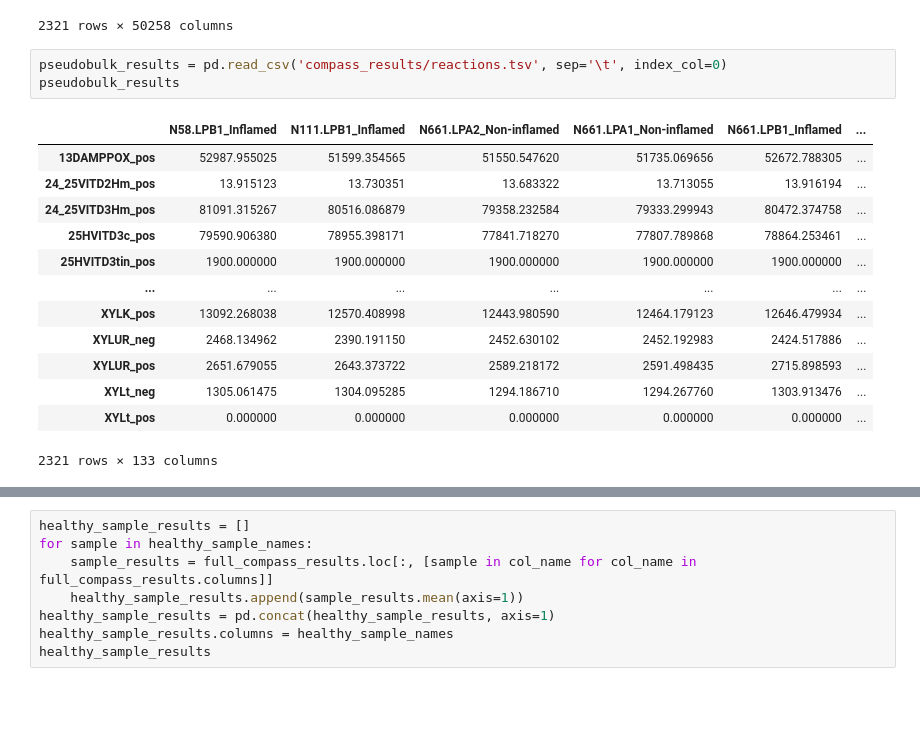
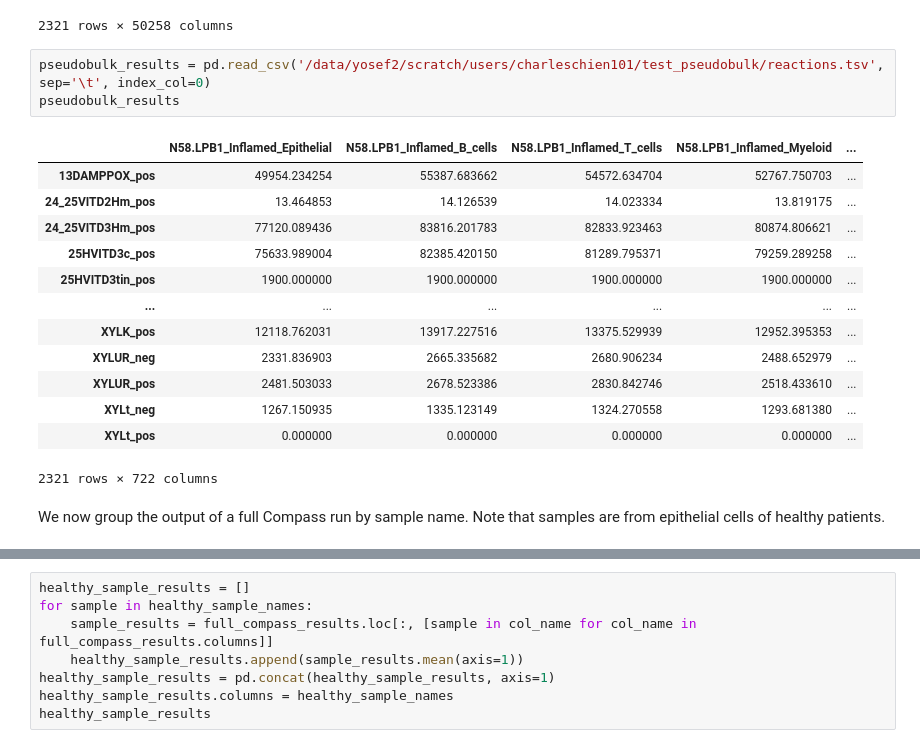
Before and after one commit to YosefLab/Compass, a Jupyter notebook: docs/notebooks/pseudobulk.ipynb, the cells around one changed output, grey strips where cells are left out. Saved outputs shown, nothing was run; the diff lists cells and outputs as text; blank space fills up the shorter version.

```diff
--- a/docs/notebooks/pseudobulk.ipynb
+++ b/docs/notebooks/pseudobulk.ipynb
@@ -344,22 +380,24 @@ full_compass_results
 | XYLt_pos | 0.000000 | 0.000000 | 0.000000 | 0.000000 | ... |
 2321 rows × 50258 columns
 # %%
-pseudobulk_results = pd.read_csv('compass_results/reactions.tsv', sep='\t', index_col=0)
+pseudobulk_results = pd.read_csv('/data/yosef2/scratch/users/charleschien101/test_pseudobulk/reactions.tsv', sep='\t', index_col=0)
 pseudobulk_results
 # %% [output]
-|  | N58.LPB1_Inflamed | N111.LPB1_Inflamed | N661.LPA2_Non-inflamed | N661.LPA1_Non-inflamed | N661.LPB1_Inflamed | ... |
-| 13DAMPPOX_pos | 52987.955025 | 51599.354565 | 51550.547620 | 51735.069656 | 52672.788305 | ... |
-| 24_25VITD2Hm_pos | 13.915123 | 13.730351 | 13.683322 | 13.713055 | 13.916194 | ... |
-| 24_25VITD3Hm_pos | 81091.315267 | 80516.086879 | 79358.232584 | 79333.299943 | 80472.374758 | ... |
-| 25HVITD3c_pos | 79590.906380 | 78955.398171 | 77841.718270 | 77807.789868 | 78864.253461 | ... |
-| 25HVITD3tin_pos | 1900.000000 | 1900.000000 | 1900.000000 | 1900.000000 | 1900.000000 | ... |
-| ... | ... | ... | ... | ... | ... | ... |
-| XYLK_pos | 13092.268038 | 12570.408998 | 12443.980590 | 12464.179123 | 12646.479934 | ... |
-| XYLUR_neg | 2468.134962 | 2390.191150 | 2452.630102 | 2452.192983 | 2424.517886 | ... |
-| XYLUR_pos | 2651.679055 | 2643.373722 | 2589.218172 | 2591.498435 | 2715.898593 | ... |
-| XYLt_neg | 1305.061475 | 1304.095285 | 1294.186710 | 1294.267760 | 1303.913476 | ... |
-| XYLt_pos | 0.000000 | 0.000000 | 0.000000 | 0.000000 | 0.000000 | ... |
+|  | N58.LPB1_Inflamed_Epithelial | N58.LPB1_Inflamed_B_cells | N58.LPB1_Inflamed_T_cells | N58.LPB1_Inflamed_Myeloid | ... |
+| 13DAMPPOX_pos | 49954.234254 | 55387.683662 | 54572.634704 | 52767.750703 | ... |
+| 24_25VITD2Hm_pos | 13.464853 | 14.126539 | 14.023334 | 13.819175 | ... |
+| 24_25VITD3Hm_pos | 77120.089436 | 83816.201783 | 82833.923463 | 80874.806621 | ... |
+| 25HVITD3c_pos | 75633.989004 | 82385.420150 | 81289.795371 | 79259.289258 | ... |
+| 25HVITD3tin_pos | 1900.000000 | 1900.000000 | 1900.000000 | 1900.000000 | ... |
+| ... | ... | ... | ... | ... | ... |
+| XYLK_pos | 12118.762031 | 13917.227516 | 13375.529939 | 12952.395353 | ... |
+| XYLUR_neg | 2331.836903 | 2665.335682 | 2680.906234 | 2488.652979 | ... |
+| XYLUR_pos | 2481.503033 | 2678.523386 | 2830.842746 | 2518.433610 | ... |
+| XYLt_neg | 1267.150935 | 1335.123149 | 1324.270558 | 1293.681380 | ... |
+| XYLt_pos | 0.000000 | 0.000000 | 0.000000 | 0.000000 | ... |
-2321 rows × 133 columns
+2321 rows × 722 columns
+# %% [markdown]
+We now group the output of a full Compass run by sample name. Note that samples are from epithelial cells of healthy patients.
 # %%
 healthy_sample_names = list(meta[meta['Health'] == 'Healthy']['Sample'].value_counts().index)
 healthy_sample_names.sort()
```
Also changed, not shown: parts of 26 cells of this notebook, 2 other files.
